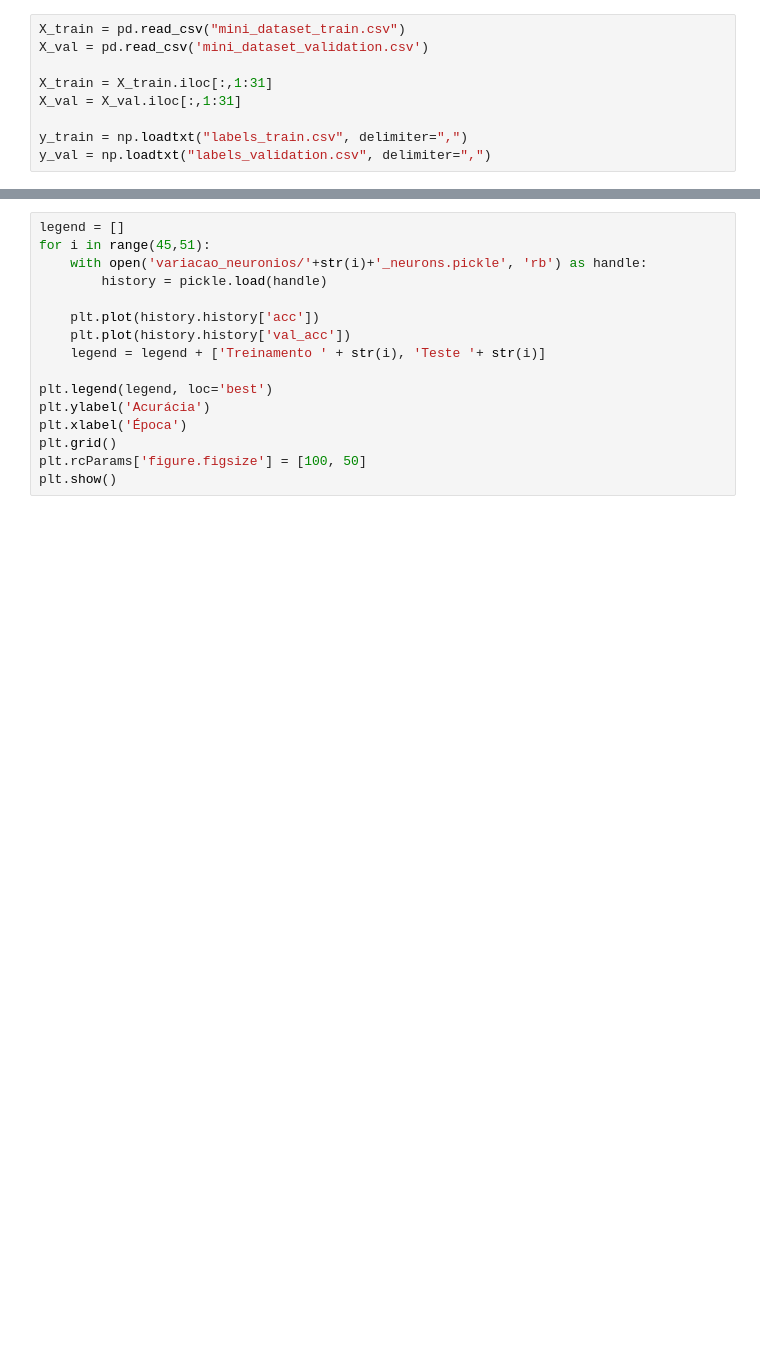
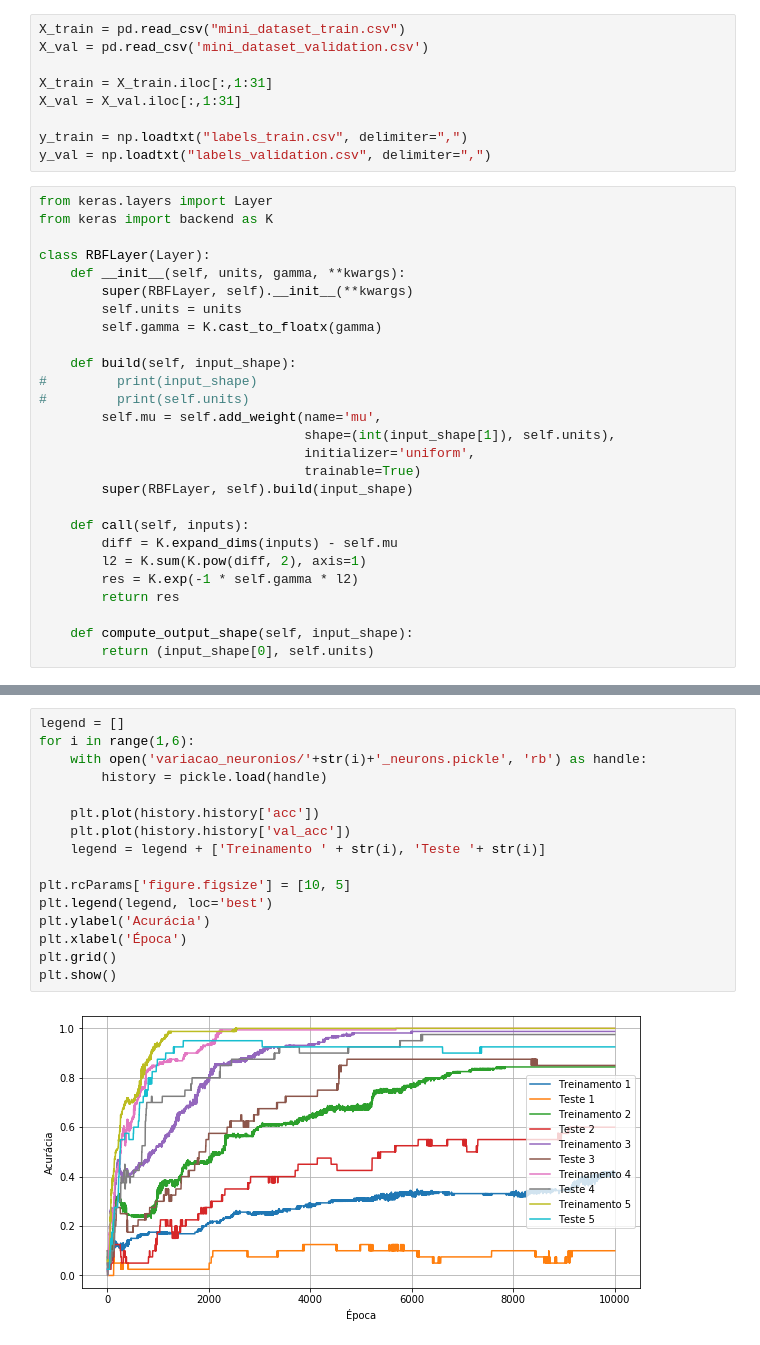
Before and after one commit to cesaraugc/SRLibras, a Jupyter notebook: Treinamento da Rede Neural/train_rede_dataset_arquivos.ipynb, the cells around one changed output, grey strips where cells are left out. Saved outputs shown, nothing was run; the diff lists cells and outputs as text; blank space fills up the shorter version.

```diff
--- a/Treinamento da Rede Neural/train_rede_dataset_arquivos.ipynb
+++ b/Treinamento da Rede Neural/train_rede_dataset_arquivos.ipynb
@@ -104,4 +104,31 @@ X_val = X_val.iloc[:,1:31]
 
 y_train = np.loadtxt("labels_train.csv", delimiter=",")
 y_val = np.loadtxt("labels_validation.csv", delimiter=",")
+# %%
+from keras.layers import Layer
+from keras import backend as K
+
+class RBFLayer(Layer):
+    def __init__(self, units, gamma, **kwargs):
+        super(RBFLayer, self).__init__(**kwargs)
+        self.units = units
+        self.gamma = K.cast_to_floatx(gamma)
+
+    def build(self, input_shape):
+#         print(input_shape)
+#         print(self.units)
+        self.mu = self.add_weight(name='mu',
+                                  shape=(int(input_shape[1]), self.units),
+                                  initializer='uniform',
+                                  trainable=True)
+        super(RBFLayer, self).build(input_shape)
+
+    def call(self, inputs):
+        diff = K.expand_dims(inputs) - self.mu
+        l2 = K.sum(K.pow(diff, 2), axis=1)
+        res = K.exp(-1 * self.gamma * l2)
+        return res
+
+    def compute_output_shape(self, input_shape):
+        return (input_shape[0], self.units)
 # %%
@@ -158,16 +173,18 @@ WARNING:tensorflow:From c:\users\cesar\appdata\local\programs\python\python37\li
 # %%
 legend = []
-for i in range(45,51):
+for i in range(1,6):
     with open('variacao_neuronios/'+str(i)+'_neurons.pickle', 'rb') as handle:
         history = pickle.load(handle)
 
     plt.plot(history.history['acc'])
     plt.plot(history.history['val_acc'])
     legend = legend + ['Treinamento ' + str(i), 'Teste '+ str(i)]
 
+plt.rcParams['figure.figsize'] = [10, 5]
 plt.legend(legend, loc='best')
 plt.ylabel('Acurácia')
 plt.xlabel('Época')
 plt.grid()
-plt.rcParams['figure.figsize'] = [100, 50]
 plt.show()
+# %% [output]
+[figure, added]
```
Also changed, not shown: parts of 18 cells of this notebook, 18 other files.
